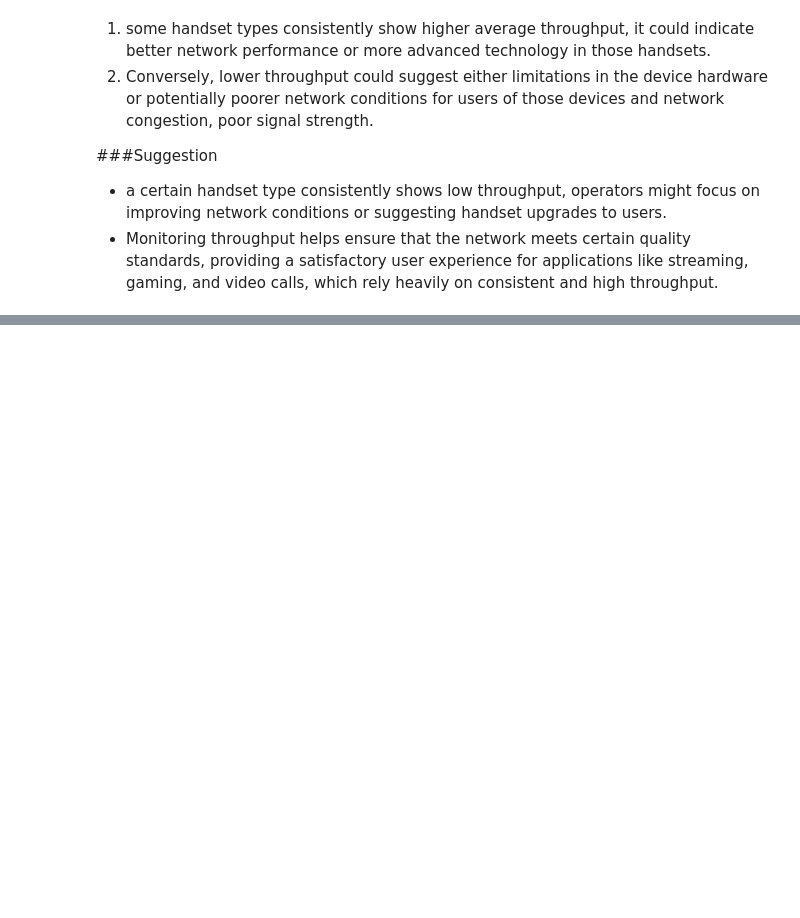
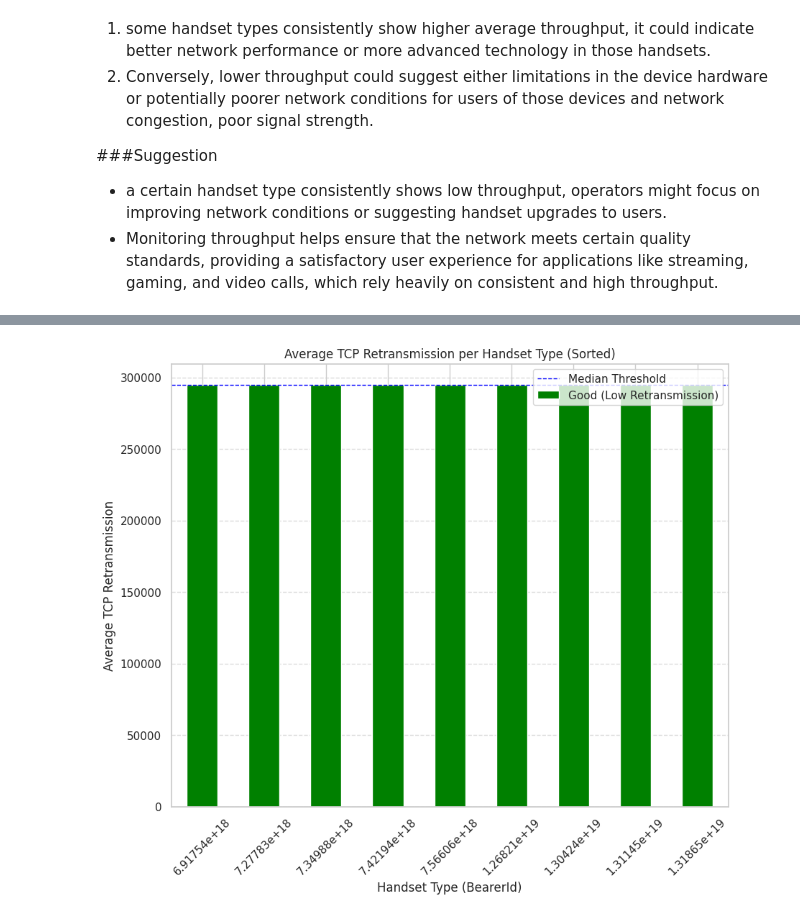
Before and after one commit to santoshdhalwalkar/Telecommunication, a Jupyter notebook: Task_3.ipynb, the cells around one changed output, grey strips where cells are left out. Cells and saved outputs as stored; diff of their text form; code cells hidden in the pictures; blank space fills up the shorter version.

```diff
--- a/Task_3.ipynb
+++ b/Task_3.ipynb
@@ -282,0 +301,30 @@ plt.show()
+# %%
+
+# Calculate the average TCP retransmission per handset type
+tcp_retransmission_per_handset = df_result.groupby('BearerId')['Avg_TCP_Retransmission'].mean()
+
+# Sort the values to display them from low to high retransmission rates
+tcp_retransmission_per_handset_sorted = tcp_retransmission_per_handset.sort_values()
+
+# Determine a threshold to classify good (low) and bad (high) retransmission rates
+threshold = np.median(tcp_retransmission_per_handset_sorted)
+
+# Color the bars based on whether they are above or below the threshold
+colors = ['green' if value <= threshold else 'red' for value in tcp_retransmission_per_handset_sorted]
+
+# Plot the results as a bar chart
+plt.figure(figsize=(10, 8))
+tcp_retransmission_per_handset_sorted.plot(kind='bar', color=colors)
+plt.title('Average TCP Retransmission per Handset Type (Sorted)')
+plt.xlabel('Handset Type (BearerId)')
+plt.ylabel('Average TCP Retransmission')
+plt.xticks(rotation=45)
+plt.grid(axis='y', linestyle='--', alpha=0.7)
+
+# Add a legend to indicate what green and red bars represent
+plt.axhline(threshold, color='blue', linewidth=1, linestyle='--', label='Median Threshold')
+plt.legend(['Median Threshold', 'Good (Low Retransmission)', 'Bad (High Retransmission)'], loc='upper right')
+
+plt.show()
+# %% [output]
+[figure, added]
```
Also changed, not shown: parts of 10 cells of this notebook.
